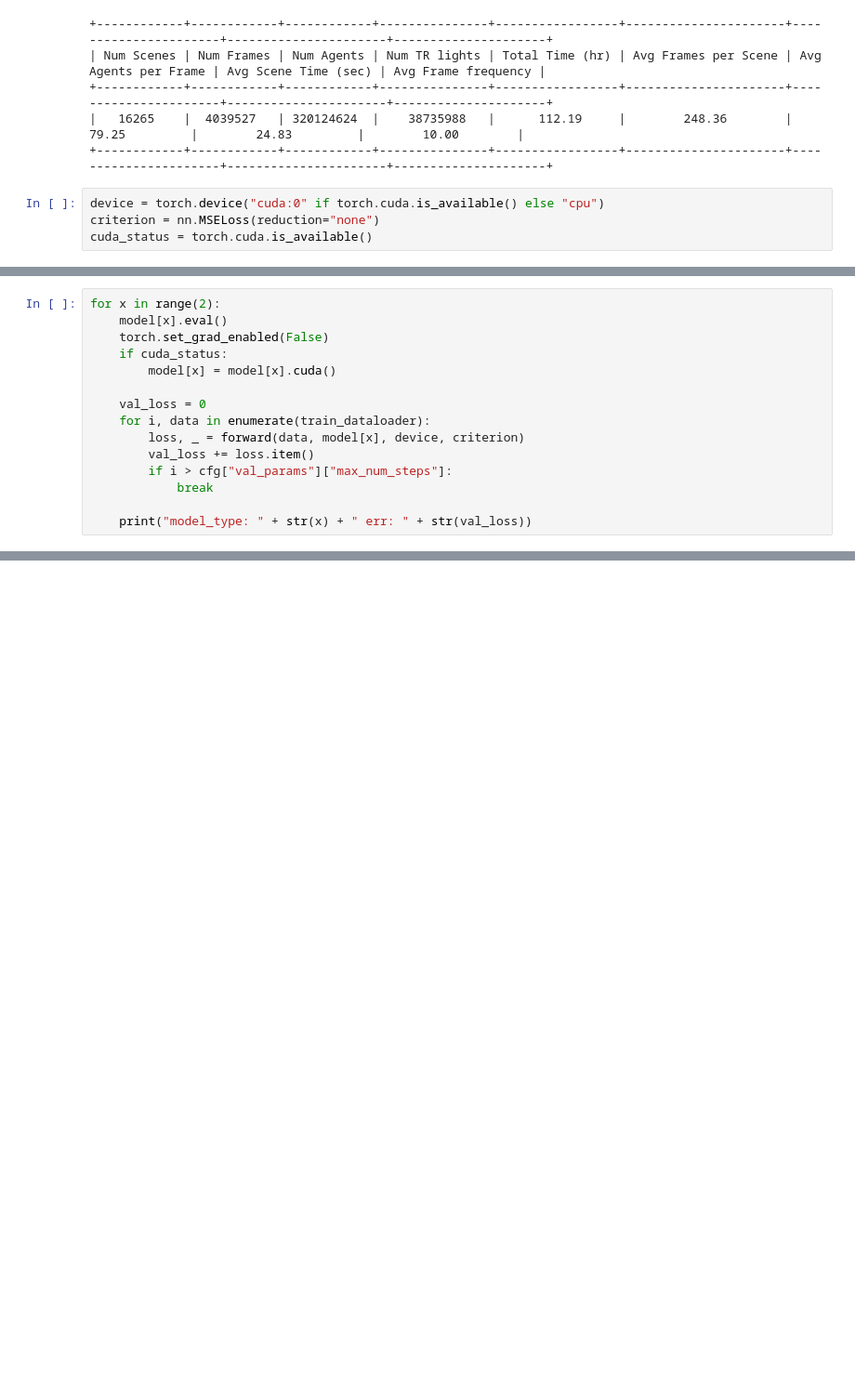
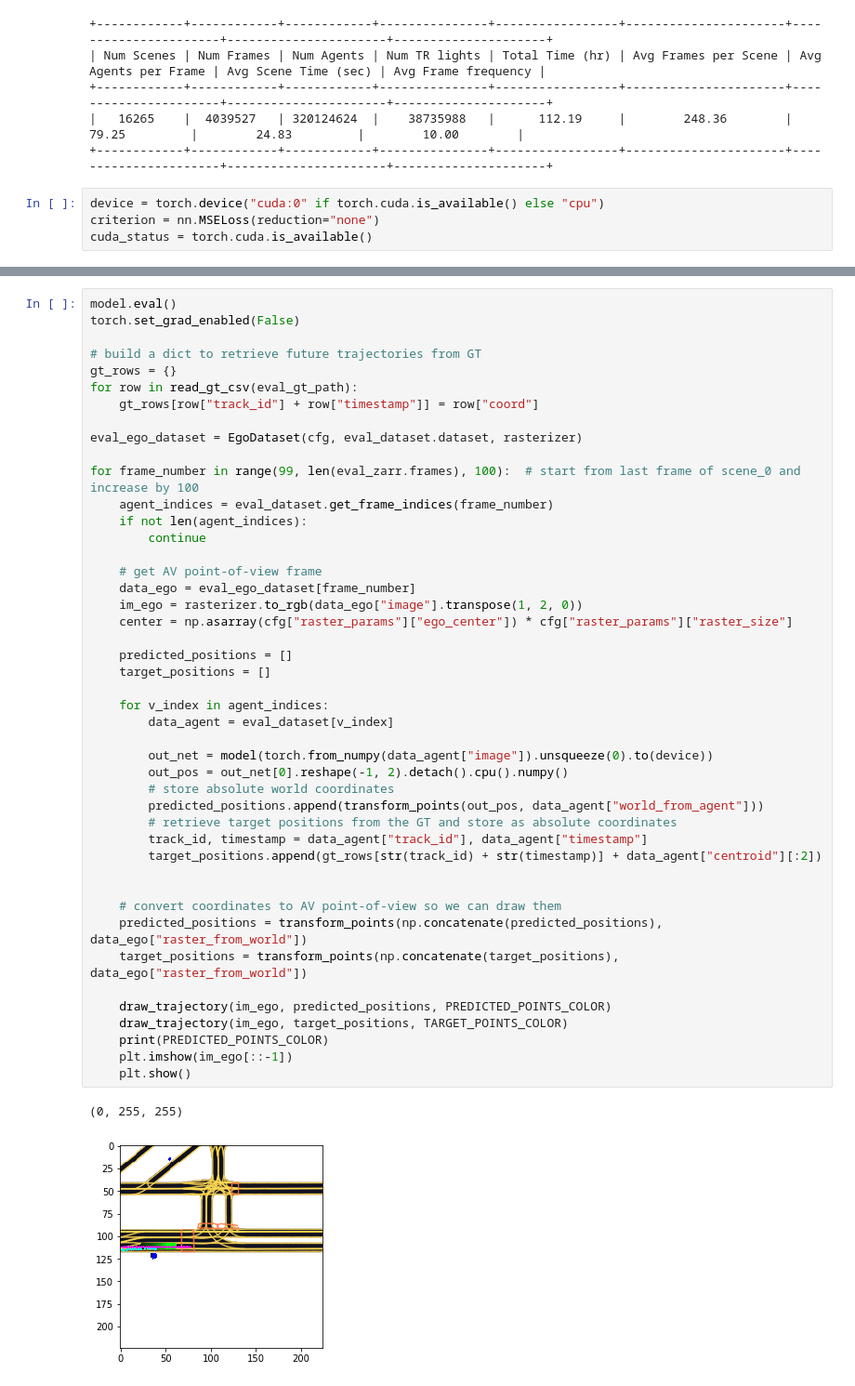
Before and after one commit to benduong2001/DS3_Lyft, a Jupyter notebook: ds3lyftproject.ipynb, the cells around one changed output, grey strips where cells are left out. Shown at 93% size. Cells and saved outputs as stored; diff of their text form; blank space fills up the shorter version.

```diff
--- a/ds3lyftproject.ipynb
+++ b/ds3lyftproject.ipynb
@@ -175,15 +208,0 @@ print(val_dataset)
-# %%
-for x in range(2):
-    model[x].eval()
-    torch.set_grad_enabled(False)
-    if cuda_status:
-        model[x] = model[x].cuda()
-
-    val_loss = 0
-    for i, data in enumerate(train_dataloader):
-        loss, _ = forward(data, model[x], device, criterion)
-        val_loss += loss.item()
-        if i > cfg["val_params"]["max_num_steps"]:
-            break
-
-    print("model_type: " + str(x) + " err: " + str(val_loss))
@@ -193,0 +235,48 @@ AttributeError: 'NoneType' object has no attribute 'eval'
+# %%
+model.eval()
+torch.set_grad_enabled(False)
+
+# build a dict to retrieve future trajectories from GT
+gt_rows = {}
+for row in read_gt_csv(eval_gt_path):
+    gt_rows[row["track_id"] + row["timestamp"]] = row["coord"]
+
+eval_ego_dataset = EgoDataset(cfg, eval_dataset.dataset, rasterizer)
+
+for frame_number in range(99, len(eval_zarr.frames), 100):  # start from last frame of scene_0 and increase by 100
+    agent_indices = eval_dataset.get_frame_indices(frame_number)
+    if not len(agent_indices):
+        continue
+
+    # get AV point-of-view frame
+    data_ego = eval_ego_dataset[frame_number]
+    im_ego = rasterizer.to_rgb(data_ego["image"].transpose(1, 2, 0))
+    center = np.asarray(cfg["raster_params"]["ego_center"]) * cfg["raster_params"]["raster_size"]
+
+    predicted_positions = []
+    target_positions = []
+
+    for v_index in agent_indices:
+        data_agent = eval_dataset[v_index]
+
+        out_net = model(torch.from_numpy(data_agent["image"]).unsqueeze(0).to(device))
+        out_pos = out_net[0].reshape(-1, 2).detach().cpu().numpy()
+        # store absolute world coordinates
+        predicted_positions.append(transform_points(out_pos, data_agent["world_from_agent"]))
+        # retrieve target positions from the GT and store as absolute coordinates
+        track_id, timestamp = data_agent["track_id"], data_agent["timestamp"]
+        target_positions.append(gt_rows[str(track_id) + str(timestamp)] + data_agent["centroid"][:2])
+
+
+    # convert coordinates to AV point-of-view so we can draw them
+    predicted_positions = transform_points(np.concatenate(predicted_positions), data_ego["raster_from_world"])
+    target_positions = transform_points(np.concatenate(target_positions), data_ego["raster_from_world"])
+
+    draw_trajectory(im_ego, predicted_positions, PREDICTED_POINTS_COLOR)
+    draw_trajectory(im_ego, target_positions, TARGET_POINTS_COLOR)
+    print(PREDICTED_POINTS_COLOR)
+    plt.imshow(im_ego[::-1])
+    plt.show()
+# %% [output]
+(0, 255, 255)
+[figure, added]
```
Also changed, not shown: parts of 11 cells of this notebook, 2 other files.
